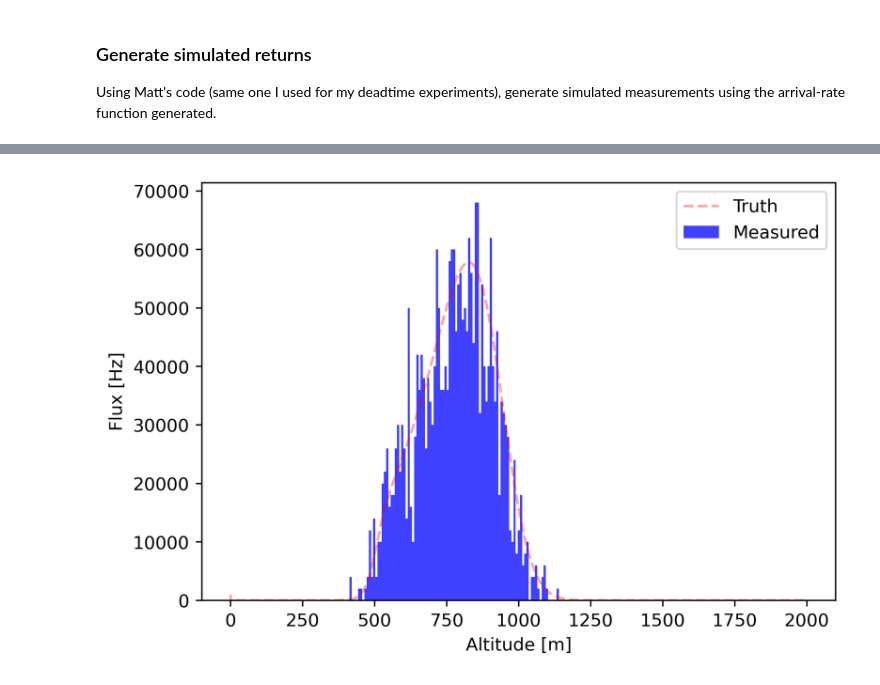
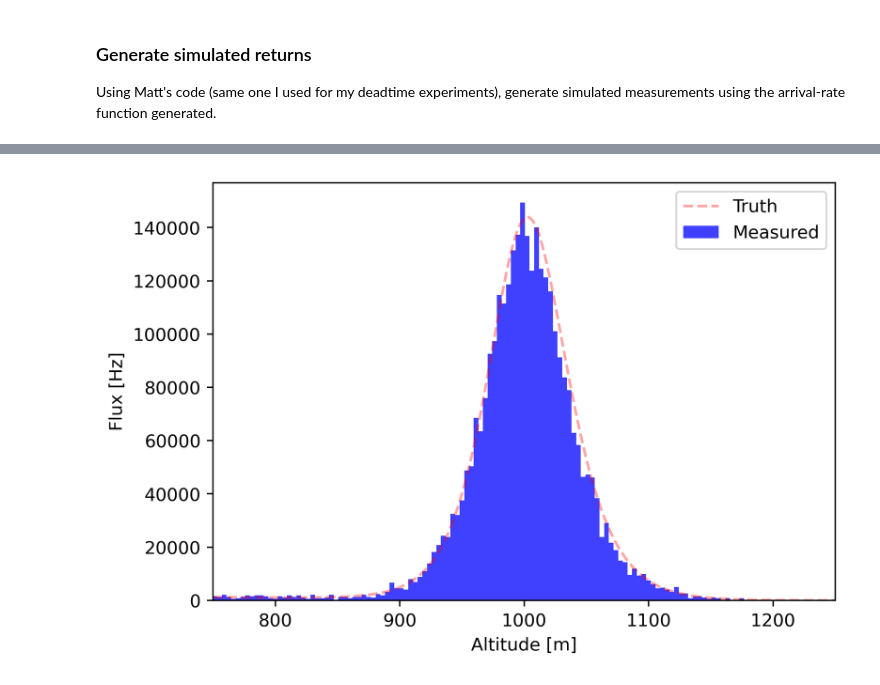
Before and after one commit to gkirchhoff32/Cloud-Measurements, a Jupyter notebook: meas_sim.ipynb, the cells around one changed output, grey strips where cells are left out. Drawn from its saved outputs; the diff is of its cells as text; code cells hidden in the pictures.

```diff
--- a/meas_sim.ipynb
+++ b/meas_sim.ipynb
@@ -227,7 +227,7 @@ if use_com:
     rho_func = N_com_HG / dt_sim # [Hz] arrival-rate function (flux)
 else:
     rho_func = N_mol_HG / dt_sim # [Hz] arrival-rate function (flux)
-Nshot = 10000
+Nshot = 150000
 tD = 29.1  # [s] Deadtime interval
 wrap_deadtime = False
 
@@ -287,26 +287,26 @@ Time elapsed: 185.3268325328827 s
 # %%
 tof = (np.array(det_events)*dt_sim)
 r_meas = tof * c
-bin_avg = 2000  # integration factor (increase bin sizes)
+bin_avg = 1000  # integration factor (increase bin sizes)
 
 fig = plt.figure(dpi=400)
 ax = fig.add_subplot(111)
 n, bins = np.histogram(tof, bins=t_sim_bins[::bin_avg])
 binwidth = np.diff(bins)[0]
 N = n / binwidth / Nshot  # [Hz] Scaling counts to arrival rate
 center = 0.5 * (bins[:-1] + bins[1:])
 ax.bar(center*c/2, N, align='center', width=binwidth*c/2, color='b', alpha=0.75, label='Measured')
 if use_com:
     ax.plot(t_sim*c/2, N_com_HG/dt_TCSPC, 'r--', alpha=0.35, label='Truth')
 #     ax.plot(t_sim*c/2, cloud*max(N_com_HG/dt_TCSPC), 'g--', alpha=0.35, label='Cloud')
 else:
     ax.plot(t_sim*c/2, N_mol_HG/dt_TCSPC, 'r--', alpha=0.5, label='Truth')
 ax.set_ylabel('Flux [Hz]')
 ax.set_xlabel('Altitude [m]')
 # ax.set_yscale('log')
-# ax.set_xlim([750, 1250])
+ax.set_xlim([750, 1250])
 plt.tight_layout()
 plt.legend()
 plt.show()
 # %% [output]
-[figure, old version]
+[figure, new version]
```
Also changed, not shown: parts of 1 cell of this notebook.
